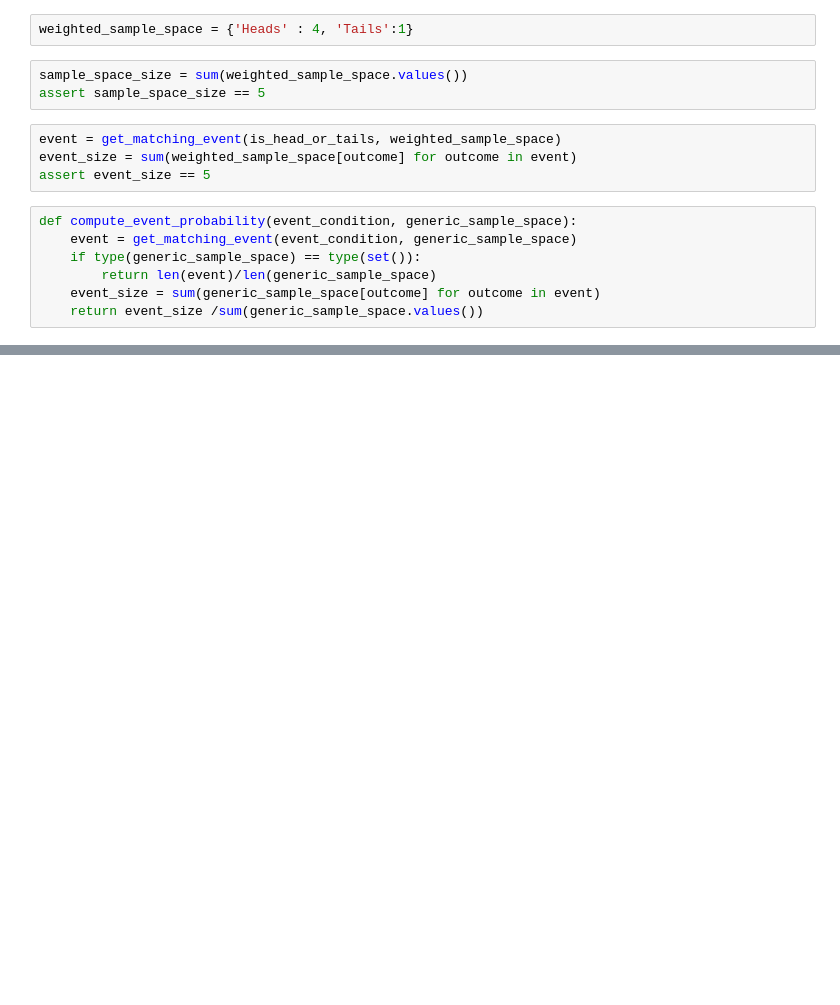
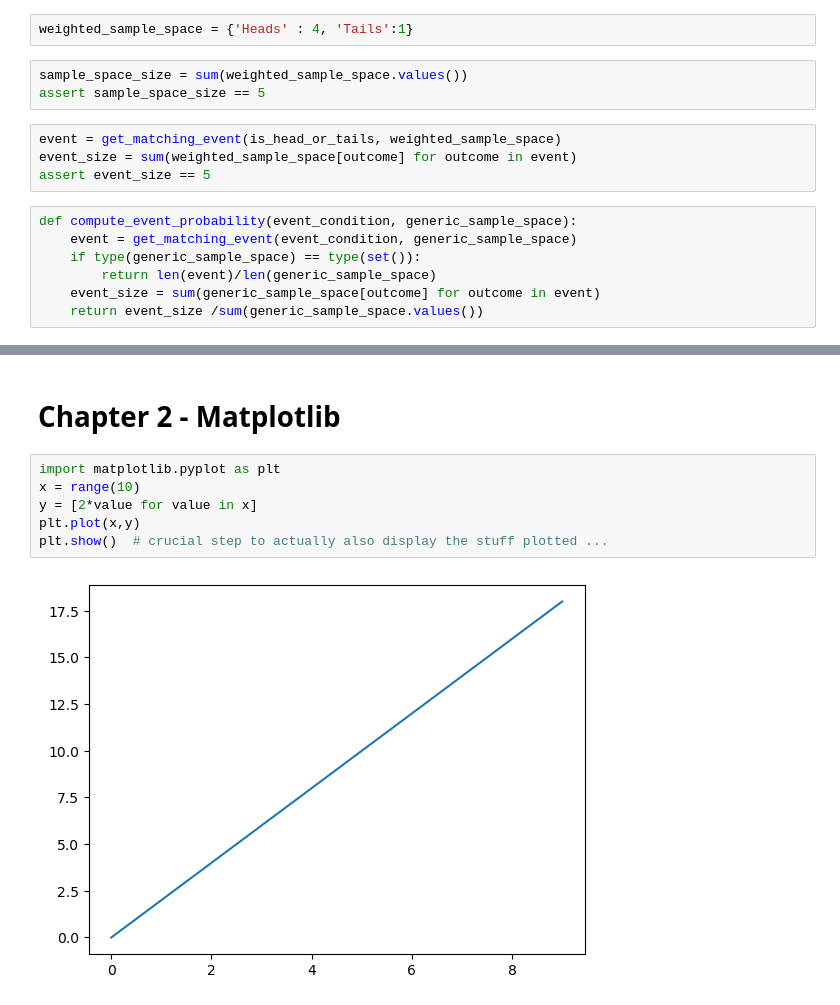
Before and after one commit to mnuman/data-science-bookcamp, a Jupyter notebook: Case Study 1.ipynb, the cells around one changed output, grey strips where cells are left out. Cells and saved outputs as stored; diff of their text form; blank space fills up the shorter version.

Commit message:
Starting Case Study 2, chapter 6

```diff
--- a/Case Study 1.ipynb
+++ b/Case Study 1.ipynb
@@ -93,0 +210,10 @@ Probability of event arising from 'is_heads' is 0.8
+# %% [markdown]
+# Chapter 2 - Matplotlib
+# %%
+import matplotlib.pyplot as plt
+x = range(10)
+y = [2*value for value in x]
+plt.plot(x,y)
+plt.show()  # crucial step to actually also display the stuff plotted ...
+# %% [output]
+[figure, added]
```
Also changed, not shown: parts of 73 cells of this notebook, 1 other file.
